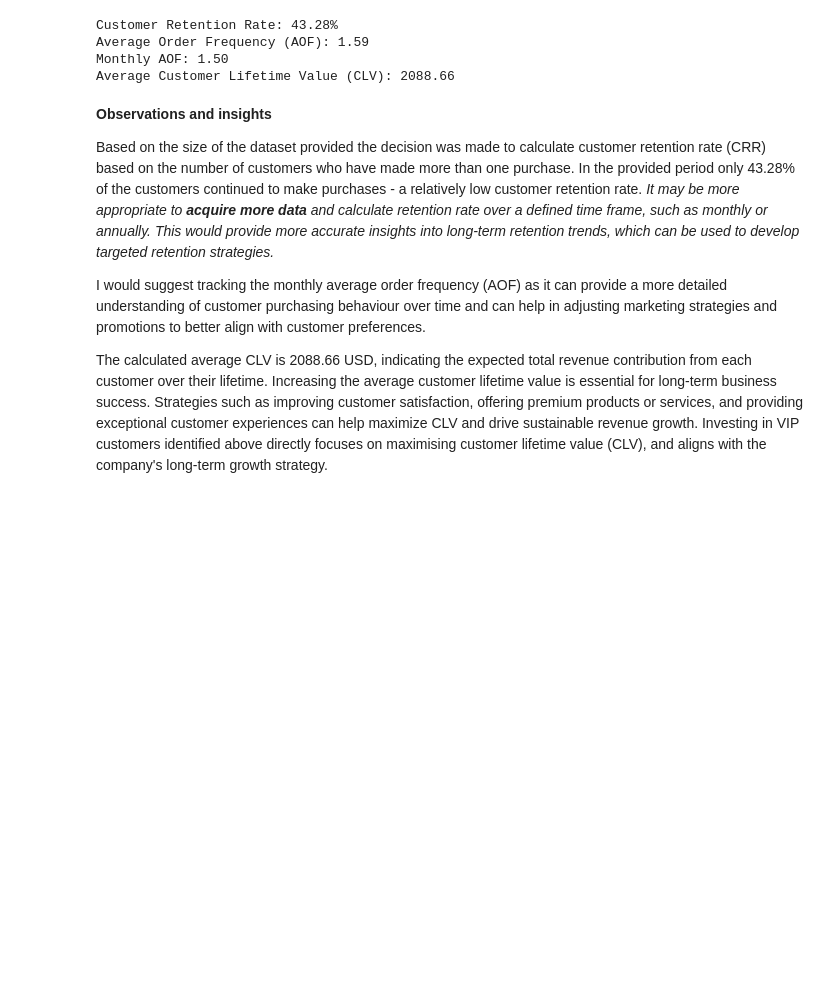
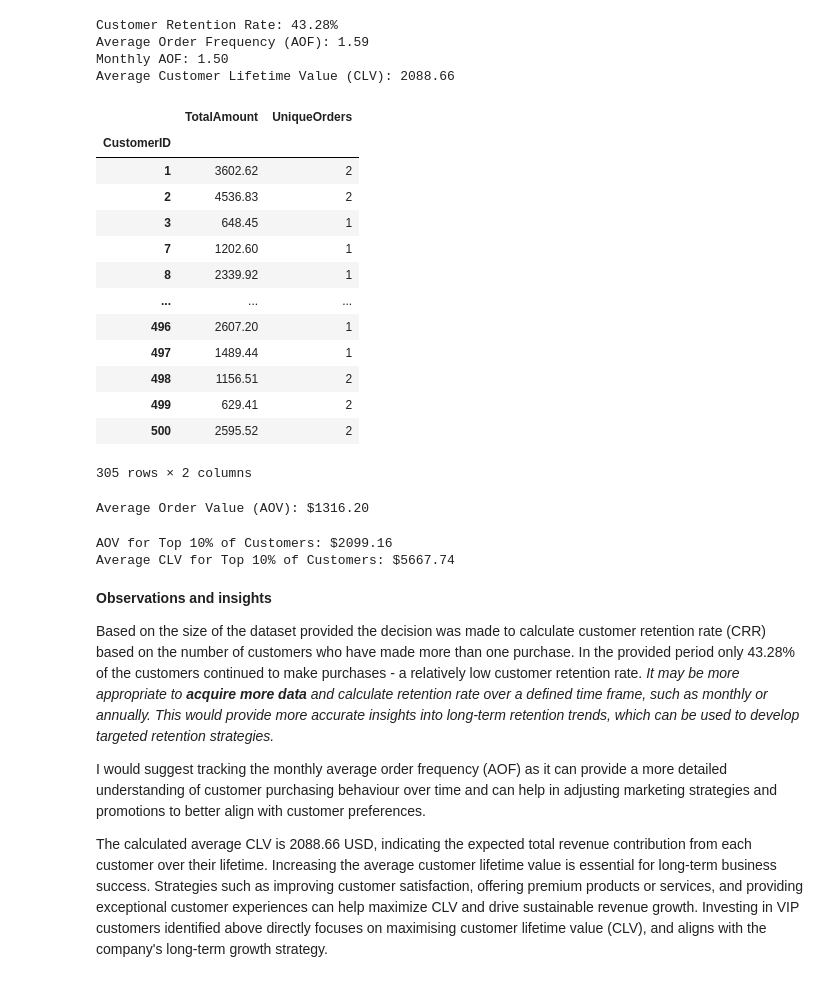
Before and after one commit to YuliaVK/Data-Analytics, a Jupyter notebook: EDA_Sales/notebooks/Sales_EDA.ipynb, the cells around one changed output. Saved outputs shown, nothing was run; the diff lists cells and outputs as text; code cells hidden in the pictures; blank space fills up the shorter version.

```diff
--- a/EDA_Sales/notebooks/Sales_EDA.ipynb
+++ b/EDA_Sales/notebooks/Sales_EDA.ipynb
@@ -557,6 +557,46 @@ Customer Retention Rate: 43.28%
 Average Order Frequency (AOF): 1.59
 Monthly AOF: 1.50
 Average Customer Lifetime Value (CLV): 2088.66
+# %%
+customer_sales
+# %% [output]
+|  | TotalAmount | UniqueOrders |
+| CustomerID |  |  |
+| 1 | 3602.62 | 2 |
+| 2 | 4536.83 | 2 |
+| 3 | 648.45 | 1 |
+| 7 | 1202.60 | 1 |
+| 8 | 2339.92 | 1 |
+| ... | ... | ... |
+| 496 | 2607.20 | 1 |
+| 497 | 1489.44 | 1 |
+| 498 | 1156.51 | 2 |
+| 499 | 629.41 | 2 |
+| 500 | 2595.52 | 2 |
+305 rows × 2 columns
+# %%
+# Average Order Value (AOV)
+total_revenue = customer_sales['TotalAmount'].sum()
+total_orders = customer_sales['UniqueOrders'].sum()
+aov = total_revenue / total_orders
+
+print(f'Average Order Value (AOV): ${aov:.2f}')
+# %% [output]
+Average Order Value (AOV): $1316.20
+# %%
+# Average Order Value (AOV) for top 10% of customers
+total_revenue_top_10 = top_purchase_behavior['TotalSpent'].sum()
+total_orders_top_10 = top_purchase_behavior['PurchaseFrequency'].sum()
+aov_top_10 = total_revenue_top_10 / total_orders_top_10
+
+# Average Customer Lifetime Value (CLV) for top 10% of customers
+average_total_spent_top_10 = total_revenue_top_10 / len(top_purchase_behavior)
+
+print(f'AOV for Top 10% of Customers: ${aov_top_10:.2f}')
+print(f'Average CLV for Top 10% of Customers: ${average_total_spent_top_10:.2f}')
+# %% [output]
+AOV for Top 10% of Customers: $2099.16
+Average CLV for Top 10% of Customers: $5667.74
 # %% [markdown]
 **Observations and insights**
 
```
